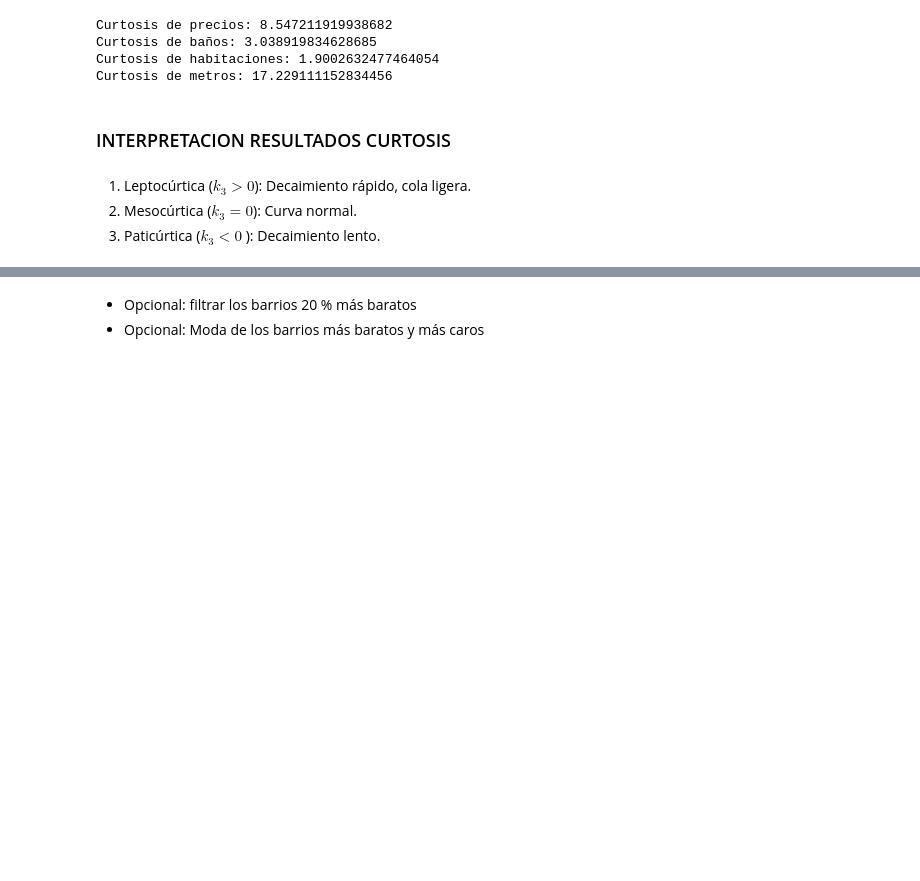
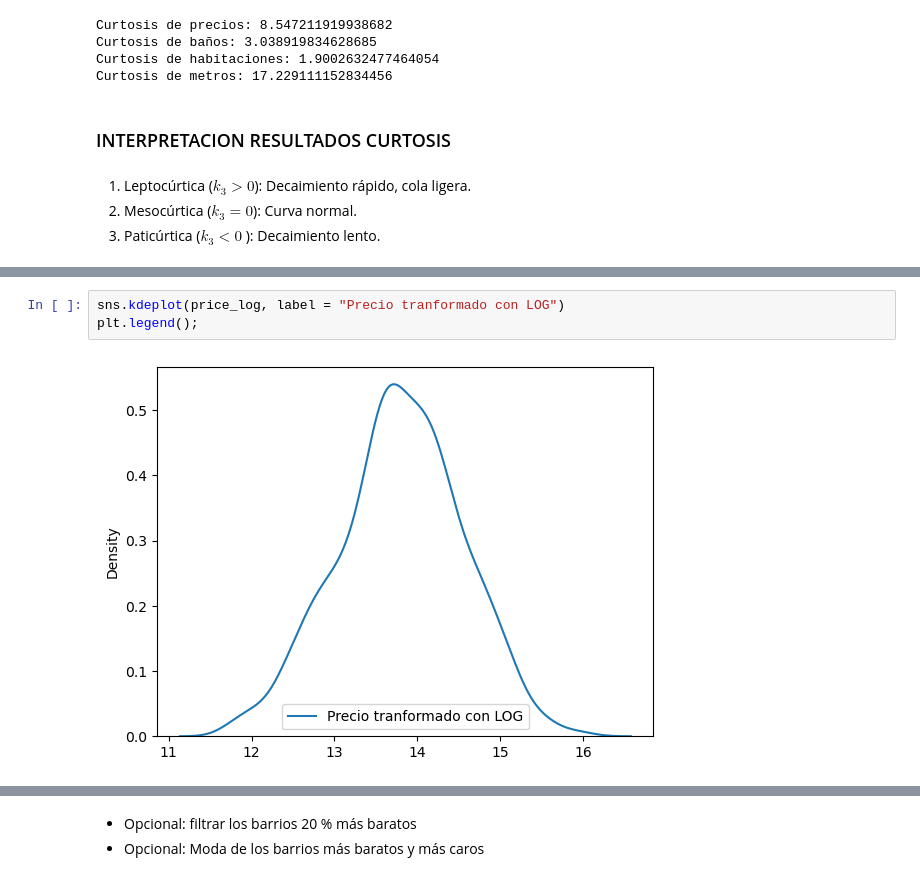
Before and after one commit to mplazap/Bootcamp_ejercicios, a Jupyter notebook: Tema 2 - Matematicas y Estadistica/Ejercicio evaluable (19-12-2024)/M2 - Marino Plaza.ipynb, the cells around one changed output, grey strips where cells are left out. Cells and saved outputs as stored; diff of their text form; blank space fills up the shorter version.

```diff
--- a/Tema 2 - Matematicas y Estadistica/Ejercicio evaluable (19-12-2024)/M2 - Marino Plaza.ipynb
+++ b/Tema 2 - Matematicas y Estadistica/Ejercicio evaluable (19-12-2024)/M2 - Marino Plaza.ipynb
@@ -1131,0 +1147,5 @@ Primeros 10 valores de Metros: [183 170 270 248 116 360 305 183 112 153]
+# %%
+sns.kdeplot(price_log, label = "Precio tranformado con LOG")
+plt.legend();
+# %% [output]
+[figure, added]
```
Also changed, not shown: parts of 15 cells of this notebook.
